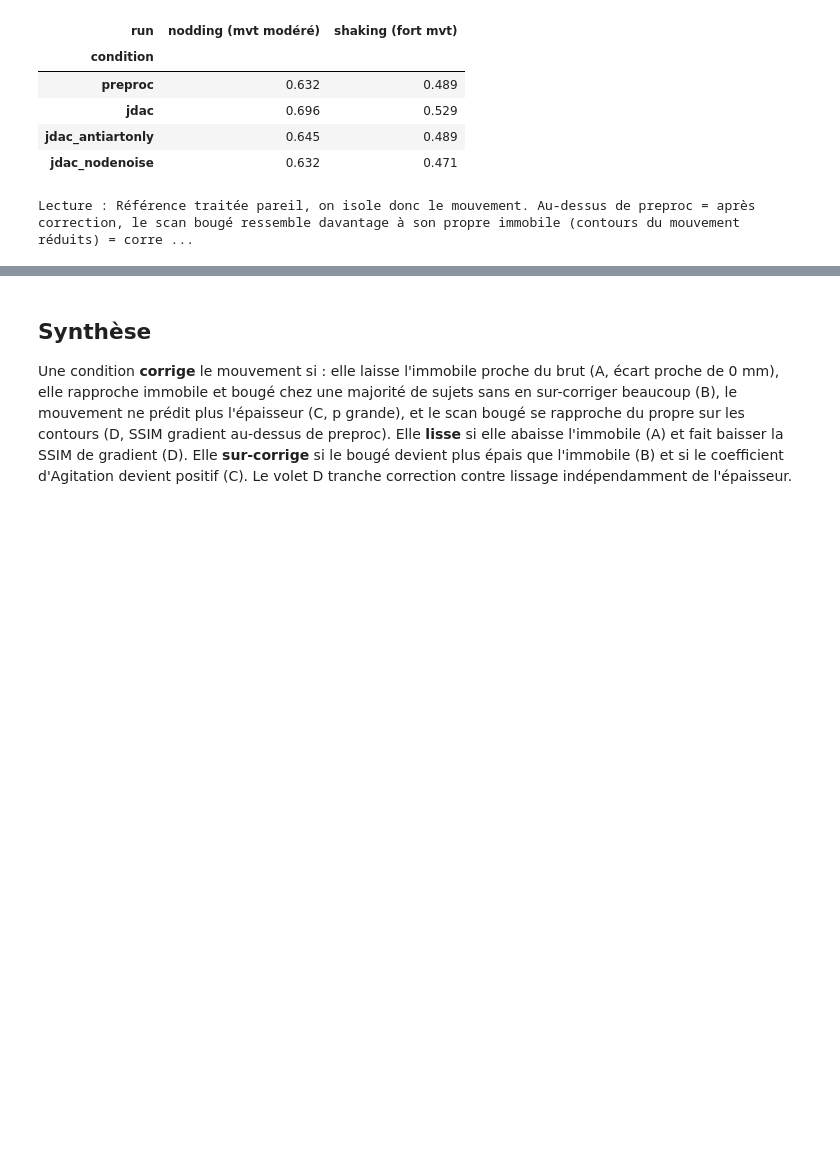
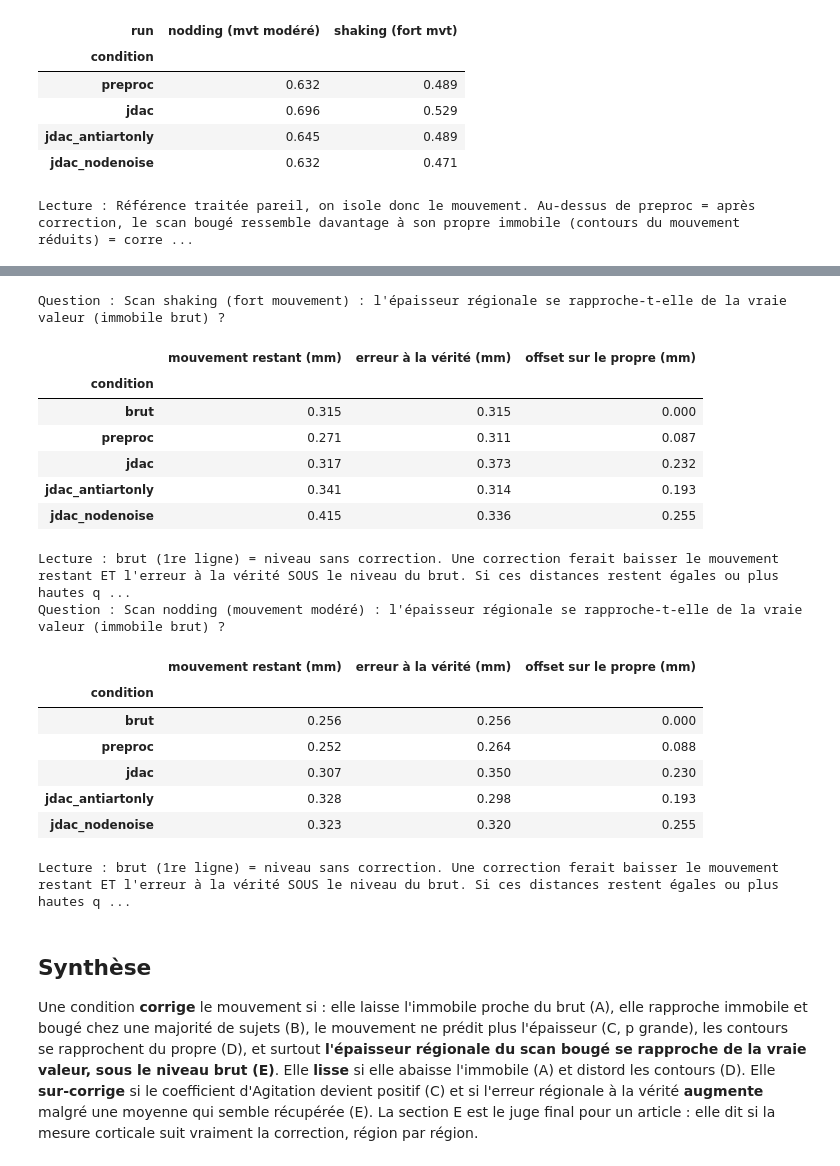
Before and after one commit to math-wil/jdac-motion-correction, a Jupyter notebook: pipelines/ds004332/phase4_compare_3bras/explore_epaisseur_rigide.ipynb, the cells around one changed output, grey strips where cells are left out. Drawn from its saved outputs; the diff is of its cells as text; code cells hidden in the pictures; blank space fills up the shorter version.

Commit message:
Phase 4 section E : recuperation vers la vraie epaisseur regionale (compute_recovery), verdict mesures ne suivent pas

```diff
--- a/pipelines/ds004332/phase4_compare_3bras/explore_epaisseur_rigide.ipynb
+++ b/pipelines/ds004332/phase4_compare_3bras/explore_epaisseur_rigide.ipynb
@@ -283,4 +292,34 @@ Lecture : Référence traitée pareil, on isole donc le mouvement. Au-dessus de
+# %%
+rec = pd.read_csv(REPO / "results/ds004332/phase4_compare_3bras/recovery_metrics.csv")
+RCONDS = ["brut", "preproc", "jdac", "jdac_antiartonly", "jdac_nodenoise"]
+for run, cons in [("run-03", "shaking (fort mouvement)"), ("run-02", "nodding (mouvement modéré)")]:
+    t = (rec[rec["run"] == run].groupby("condition")[["mae_within", "mae_truth", "offset"]]
+         .mean().reindex(RCONDS))
+    t.columns = ["mouvement restant (mm)", "erreur à la vérité (mm)", "offset sur le propre (mm)"]
+    show(t, f"Scan {cons} : l'épaisseur régionale se rapproche-t-elle de la vraie valeur (immobile brut) ?",
+         "brut (1re ligne) = niveau sans correction. Une correction ferait baisser le mouvement restant ET "
+         "l'erreur à la vérité SOUS le niveau du brut. Si ces distances restent égales ou plus hautes que le brut, "
+         "la correction ne rapproche pas la mesure de la vraie valeur (les mesures ne suivent pas).", "{:.3f}")
+# %% [output]
+Question : Scan shaking (fort mouvement) : l'épaisseur régionale se rapproche-t-elle de la vraie valeur (immobile brut) ?
+|  | mouvement restant (mm) | erreur à la vérité (mm) | offset sur le propre (mm) |
+| condition |  |  |  |
+| brut | 0.315 | 0.315 | 0.000 |
+| preproc | 0.271 | 0.311 | 0.087 |
+| jdac | 0.317 | 0.373 | 0.232 |
+| jdac_antiartonly | 0.341 | 0.314 | 0.193 |
+| jdac_nodenoise | 0.415 | 0.336 | 0.255 |
+Lecture : brut (1re ligne) = niveau sans correction. Une correction ferait baisser le mouvement restant ET l'erreur à la vérité SOUS le niveau du brut. Si ces distances restent égales ou plus hautes q ...
+Question : Scan nodding (mouvement modéré) : l'épaisseur régionale se rapproche-t-elle de la vraie valeur (immobile brut) ?
+|  | mouvement restant (mm) | erreur à la vérité (mm) | offset sur le propre (mm) |
+| condition |  |  |  |
+| brut | 0.256 | 0.256 | 0.000 |
+| preproc | 0.252 | 0.264 | 0.088 |
+| jdac | 0.307 | 0.350 | 0.230 |
+| jdac_antiartonly | 0.328 | 0.298 | 0.193 |
+| jdac_nodenoise | 0.323 | 0.320 | 0.255 |
+Lecture : brut (1re ligne) = niveau sans correction. Une correction ferait baisser le mouvement restant ET l'erreur à la vérité SOUS le niveau du brut. Si ces distances restent égales ou plus hautes q ...
 # %% [markdown]
 ## Synthèse
 
-Une condition **corrige** le mouvement si : elle laisse l'immobile proche du brut (A, écart proche de 0 mm), elle rapproche immobile et bougé chez une majorité de sujets sans en sur-corriger beaucoup (B), le mouvement ne prédit plus l'épaisseur (C, p grande), et le scan bougé se rapproche du propre sur les contours (D, SSIM gradient au-dessus de preproc). Elle **lisse** si elle abaisse l'immobile (A) et fait baisser la SSIM de gradient (D). Elle **sur-corrige** si le bougé devient plus épais que l'immobile (B) et si le coefficient d'Agitation devient positif (C). Le volet D tranche correction contre lissage indépendamment de l'épaisseur.
+Une condition **corrige** le mouvement si : elle laisse l'immobile proche du brut (A), elle rapproche immobile et bougé chez une majorité de sujets (B), le mouvement ne prédit plus l'épaisseur (C, p grande), les contours se rapprochent du propre (D), et surtout **l'épaisseur régionale du scan bougé se rapproche de la vraie valeur, sous le niveau brut (E)**. Elle **lisse** si elle abaisse l'immobile (A) et distord les contours (D). Elle **sur-corrige** si le coefficient d'Agitation devient positif (C) et si l'erreur régionale à la vérité **augmente** malgré une moyenne qui semble récupérée (E). La section E est le juge final pour un article : elle dit si la mesure corticale suit vraiment la correction, région par région.
```
Also changed, not shown: parts of 1 cell of this notebook, 3 other files.
